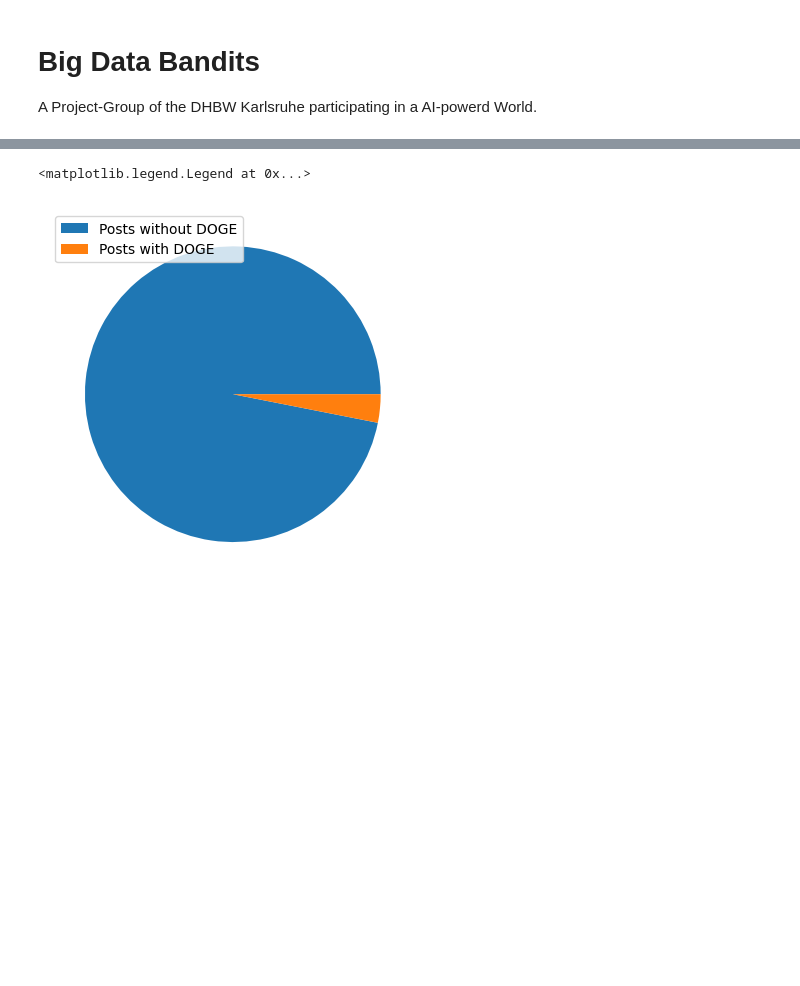
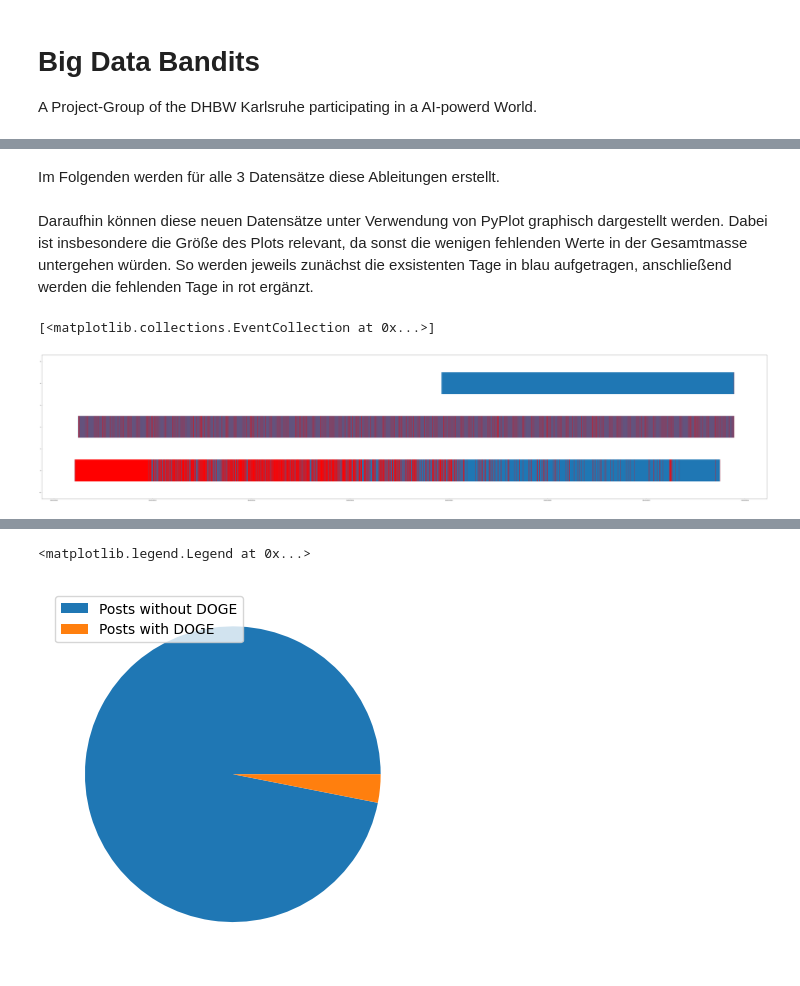
Before and after one commit to alphaname007/BigDataBandits, a Jupyter notebook: Abstract.ipynb, the cells around one changed output, grey strips where cells are left out. Cells and saved outputs as stored; diff of their text form; code cells hidden in the pictures; blank space fills up the shorter version.

```diff
--- a/Abstract.ipynb
+++ b/Abstract.ipynb
@@ -25,0 +57,38 @@ So berechnet z.B.: die Funktion **get_trade_day_avg()** den Durchschnittlichen H
+# %%
+def get_density(df:pd.DataFrame, date_key:str):
+    start_date = min(df[date_key]).replace(hour=0, minute=0, second=0, microsecond=0)
+    end_date = max(df[date_key]).replace(hour=0, minute=0, second=0, microsecond=0) + pd.Timedelta(days=1)
+
+    all_dates = pd.DataFrame({'date': pd.date_range(start_date, end_date, freq='D')})
+    all_dates['exists'] = all_dates['date'].isin(df[date_key]).astype(int)
+
+    return all_dates
+# %% [markdown]
+Im Folgenden werden für alle 3 Datensätze diese Ableitungen erstellt.
+# %%
+Posts_density = get_density(Posts, "datetime")
+Tesla_density = get_density(Tesla, "date")
+Dogecoin_density = get_density(Dogecoin, "date")
+# %% [markdown]
+Daraufhin können diese neuen Datensätze unter Verwendung von PyPlot graphisch dargestellt werden.
+Dabei ist insbesondere die Größe des Plots relevant, da sonst die wenigen fehlenden Werte in der Gesamtmasse untergehen würden.
+So werden jeweils zunächst die exsistenten Tage in blau aufgetragen, anschließend werden die fehlenden Tage in rot ergänzt.
+# %%
+import matplotlib.pyplot as plt
+import matplotlib.dates as mdates
+
+plt.figure(figsize=(100,20))
+
+plt.gca().xaxis.set_major_formatter(mdates.DateFormatter('%m/%d/%Y'))
+
+plt.eventplot(Posts_density.loc[Posts_density['exists'] == 1, 'date'], lineoffsets=0)
+plt.eventplot(Posts_density.loc[Posts_density['exists'] == 0, 'date'], lineoffsets=0, colors=['red'])
+
+plt.eventplot(Tesla_density.loc[Tesla_density['exists'] == 1, 'date'], lineoffsets=2)
+plt.eventplot(Tesla_density.loc[Tesla_density['exists'] == 0, 'date'], lineoffsets=2, colors=['red'])
+
+plt.eventplot(Dogecoin_density.loc[Dogecoin_density['exists'] == 1, 'date'], lineoffsets=4)
+plt.eventplot(Dogecoin_density.loc[Dogecoin_density['exists'] == 0, 'date'], lineoffsets=4, colors=['red'])
+# %% [output]
+[<matplotlib.collections.EventCollection at 0x...>]
+[figure, added]
```
Also changed, not shown: parts of 21 cells of this notebook, 3 other files.
